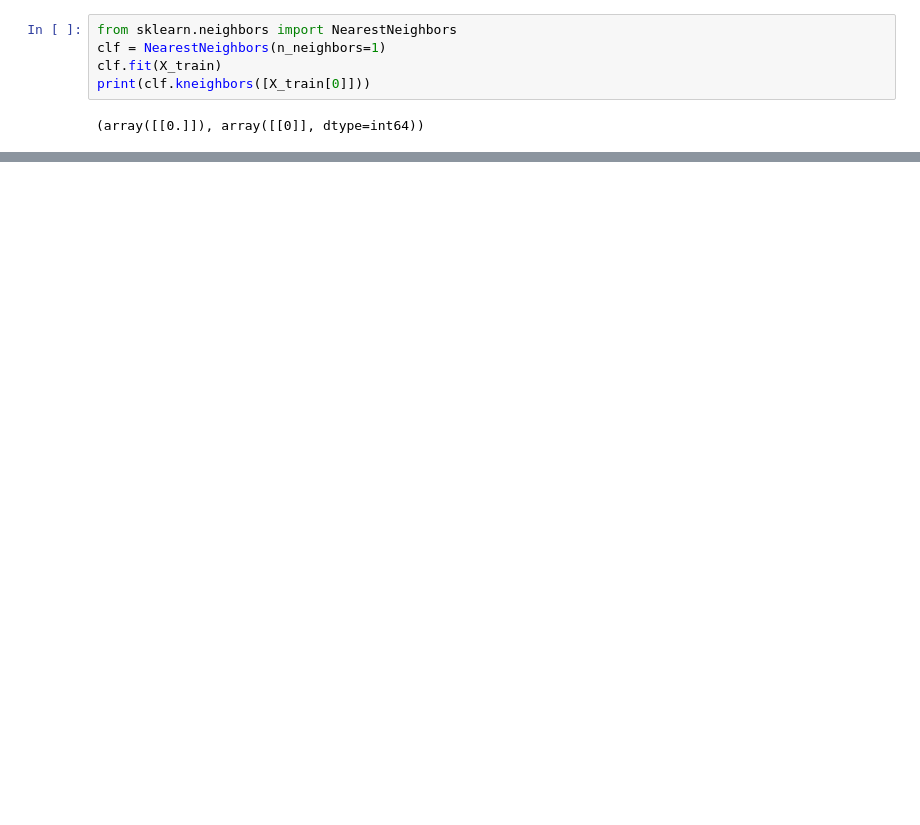
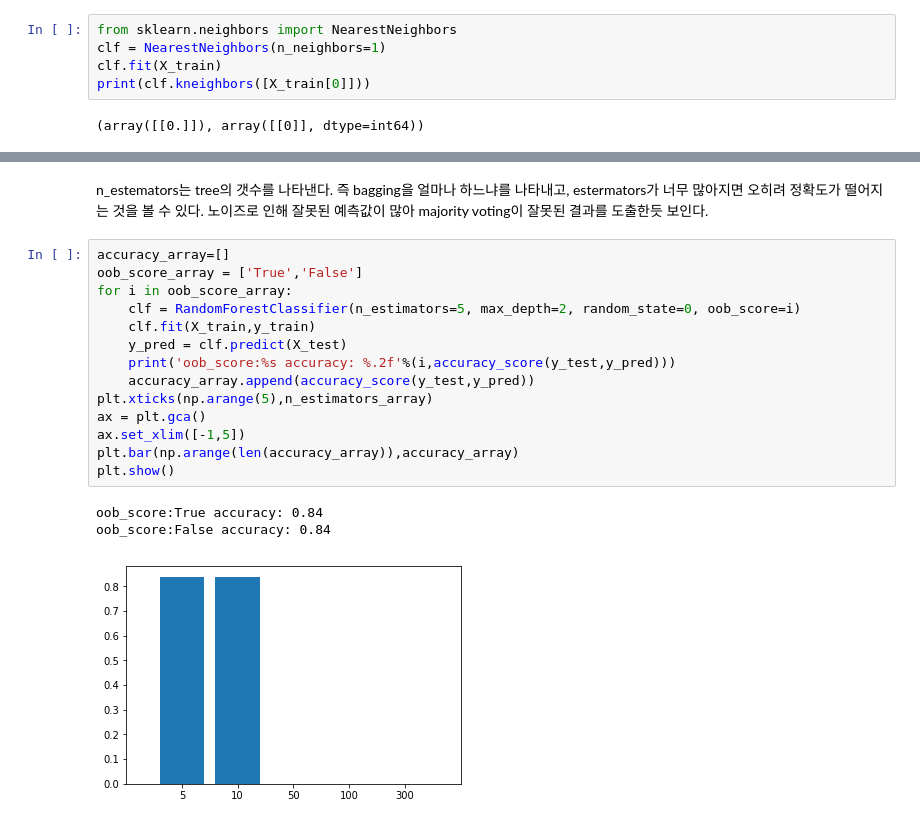
Before and after one commit to gudrb/machine_learning_class, a Jupyter notebook: machine learning hw4.ipynb, the cells around one changed output, grey strips where cells are left out. Saved outputs shown, nothing was run; the diff lists cells and outputs as text; blank space fills up the shorter version.

```diff
--- a/machine learning hw4.ipynb
+++ b/machine learning hw4.ipynb
@@ -195,0 +264,20 @@ print(clf.kneighbors([X_train[0]]))
+# %% [markdown]
+n_estemators는 tree의 갯수를 나타낸다. 즉 bagging을 얼마나 하느냐를 나타내고, estermators가 너무 많아지면 오히려 정확도가 떨어지는 것을 볼 수 있다. 노이즈로 인해 잘못된 예측값이 많아 majority voting이 잘못된 결과를 도출한듯 보인다.
+# %%
+accuracy_array=[]
+oob_score_array = ['True','False']
+for i in oob_score_array:
+    clf = RandomForestClassifier(n_estimators=5, max_depth=2, random_state=0, oob_score=i)
+    clf.fit(X_train,y_train)
+    y_pred = clf.predict(X_test)
+    print('oob_score:%s accuracy: %.2f'%(i,accuracy_score(y_test,y_pred)))
+    accuracy_array.append(accuracy_score(y_test,y_pred))
+plt.xticks(np.arange(5),n_estimators_array)
+ax = plt.gca()
+ax.set_xlim([-1,5])
+plt.bar(np.arange(len(accuracy_array)),accuracy_array)
+plt.show()
+# %% [output]
+oob_score:True accuracy: 0.84
+oob_score:False accuracy: 0.84
+[figure, added]
```
Also changed, not shown: parts of 29 cells of this notebook.
